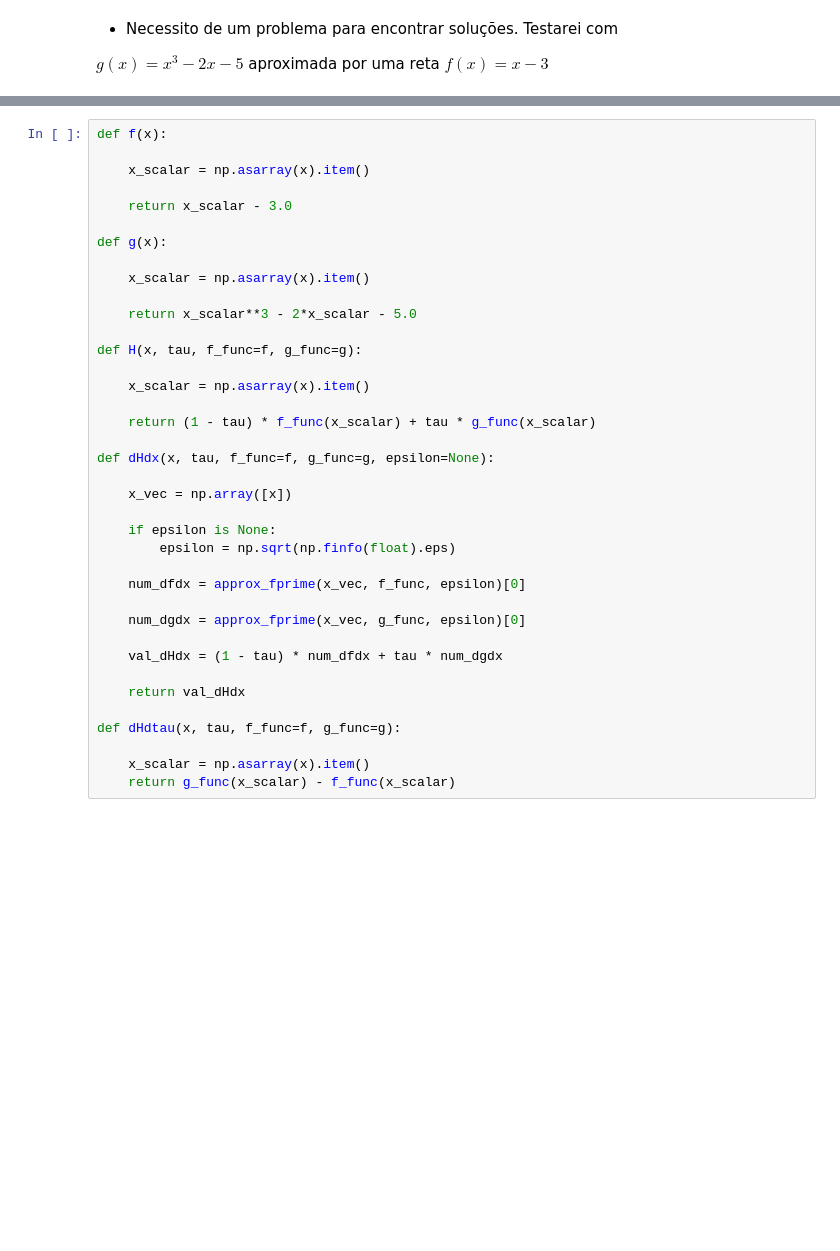
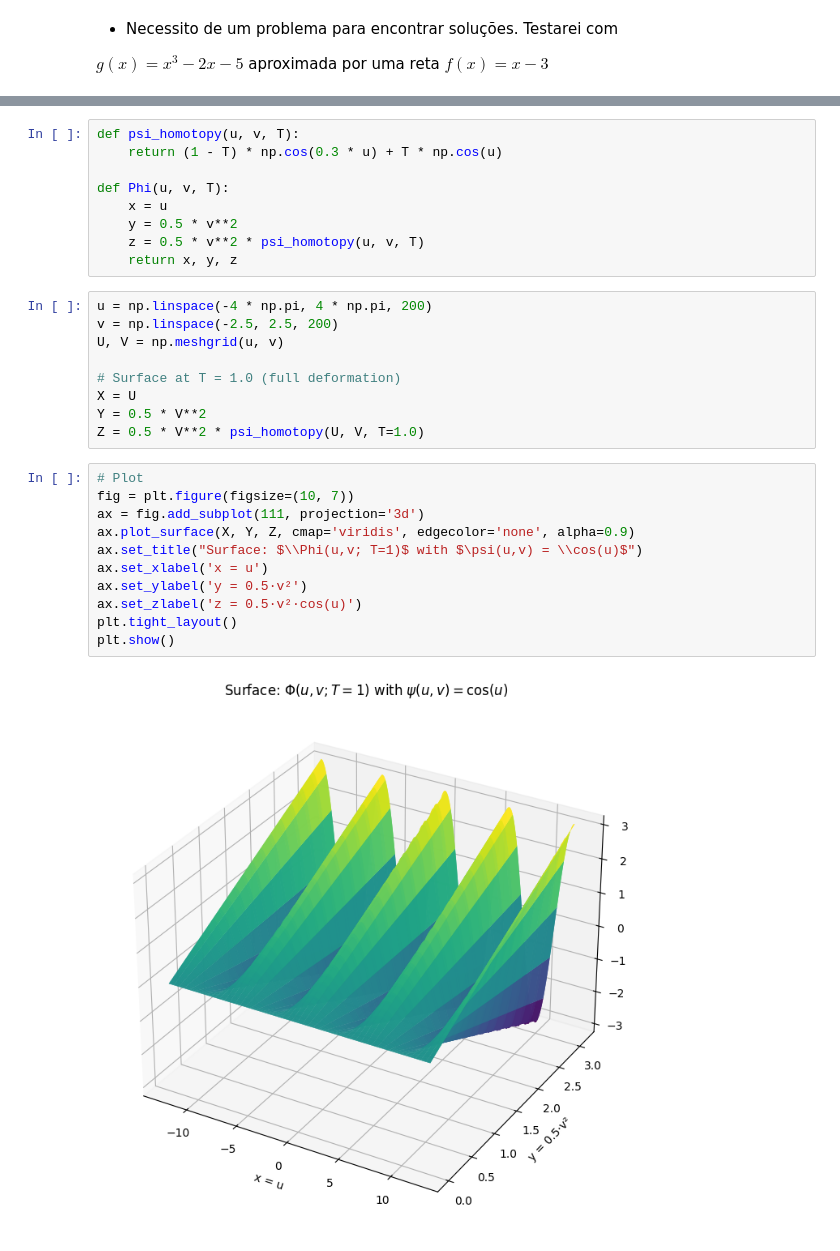
Before and after one commit to Cordoeira/ComplexDyn, a Jupyter notebook: HomotoPy.ipynb, the cells around one changed output, grey strips where cells are left out. Drawn from its saved outputs; the diff is of its cells as text; blank space fills up the shorter version.

```diff
--- a/HomotoPy.ipynb
+++ b/HomotoPy.ipynb
@@ -18,38 +17,31 @@ from scipy.optimize import approx_fprime
 # %%
-def f(x):
+def psi_homotopy(u, v, T):
+    return (1 - T) * np.cos(0.3 * u) + T * np.cos(u)
 
-    x_scalar = np.asarray(x).item()
-
-    return x_scalar - 3.0
-
-def g(x):
-
-    x_scalar = np.asarray(x).item()
-
-    return x_scalar**3 - 2*x_scalar - 5.0
-
-def H(x, tau, f_func=f, g_func=g):
-
-    x_scalar = np.asarray(x).item()
-
-    return (1 - tau) * f_func(x_scalar) + tau * g_func(x_scalar)
-
-def dHdx(x, tau, f_func=f, g_func=g, epsilon=None):
-
-    x_vec = np.array([x])
-
-    if epsilon is None:
-        epsilon = np.sqrt(np.finfo(float).eps)
-
-    num_dfdx = approx_fprime(x_vec, f_func, epsilon)[0]
-
-    num_dgdx = approx_fprime(x_vec, g_func, epsilon)[0]
-
-    val_dHdx = (1 - tau) * num_dfdx + tau * num_dgdx
-
-    return val_dHdx
-
-def dHdtau(x, tau, f_func=f, g_func=g):
-
-    x_scalar = np.asarray(x).item()
-    return g_func(x_scalar) - f_func(x_scalar)
+def Phi(u, v, T):
+    x = u
+    y = 0.5 * v**2
+    z = 0.5 * v**2 * psi_homotopy(u, v, T)
+    return x, y, z
+# %%
+u = np.linspace(-4 * np.pi, 4 * np.pi, 200)
+v = np.linspace(-2.5, 2.5, 200)
+U, V = np.meshgrid(u, v)
+
+# Surface at T = 1.0 (full deformation)
+X = U
+Y = 0.5 * V**2
+Z = 0.5 * V**2 * psi_homotopy(U, V, T=1.0)
+# %%
+# Plot
+fig = plt.figure(figsize=(10, 7))
+ax = fig.add_subplot(111, projection='3d')
+ax.plot_surface(X, Y, Z, cmap='viridis', edgecolor='none', alpha=0.9)
+ax.set_title("Surface: $\\Phi(u,v; T=1)$ with $\psi(u,v) = \\cos(u)$")
+ax.set_xlabel('x = u')
+ax.set_ylabel('y = 0.5·v²')
+ax.set_zlabel('z = 0.5·v²·cos(u)')
+plt.tight_layout()
+plt.show()
+# %% [output]
+[figure, added]
```
Also changed, not shown: parts of 9 cells of this notebook, 1 other file.
